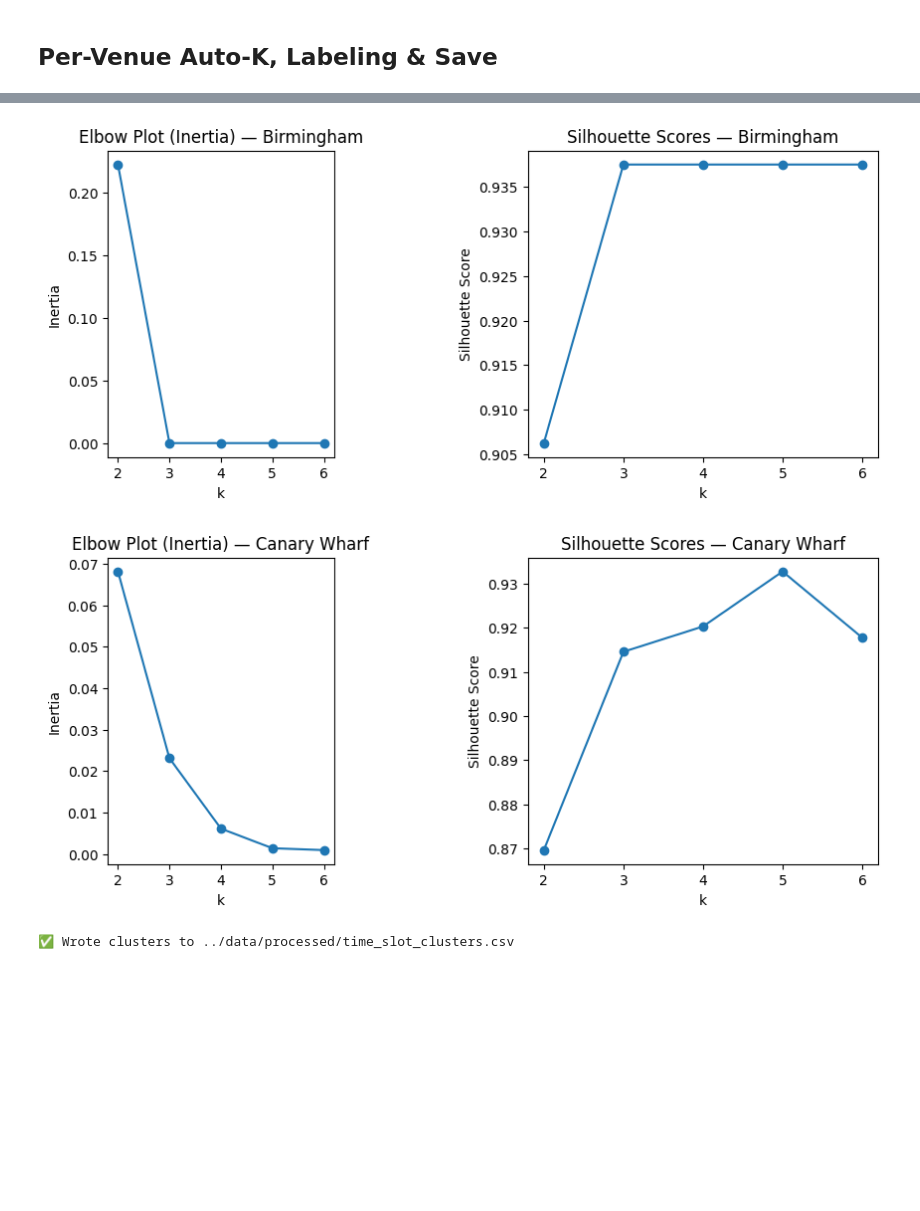
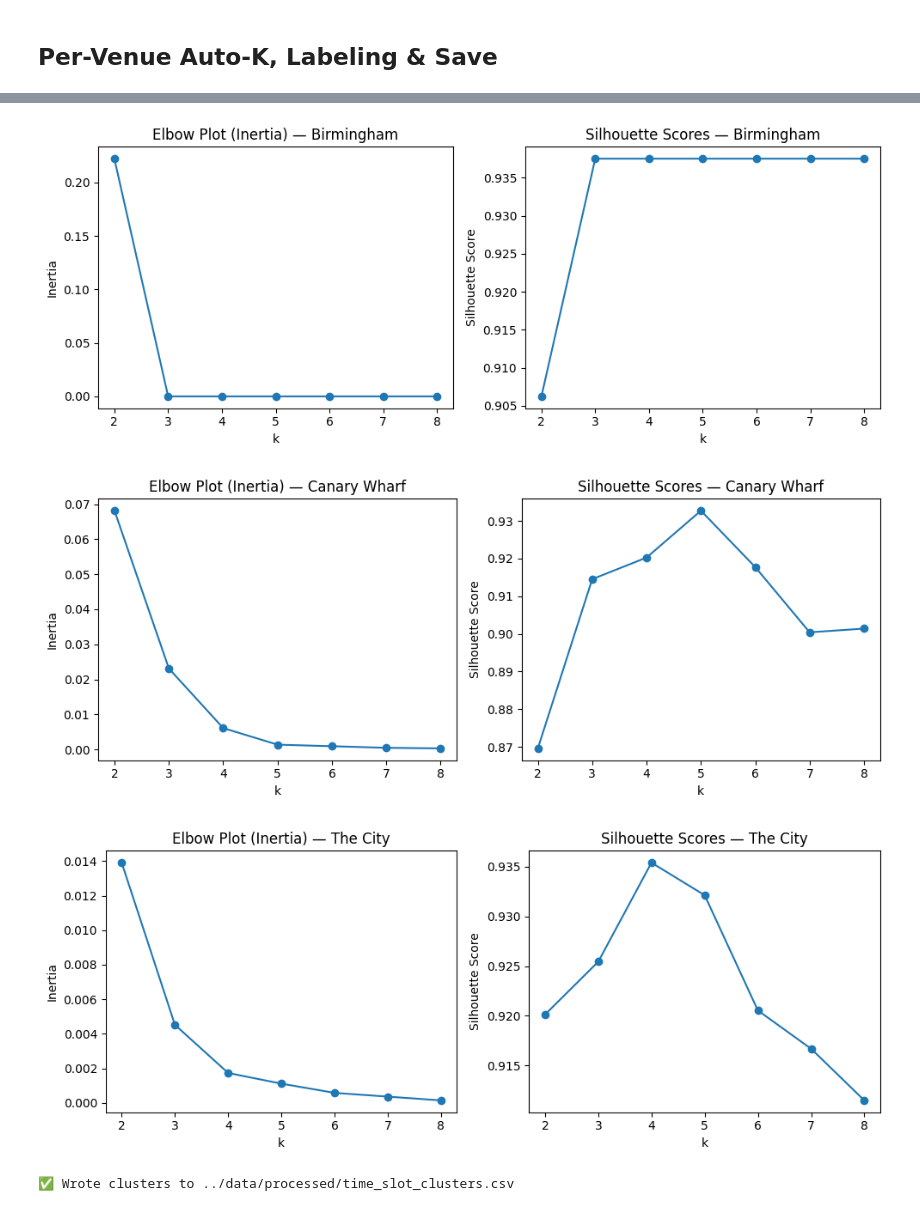
Before and after one commit to mcarvalhosa/Clays_LondonLAB_Project, a Jupyter notebook: code/2_models.ipynb, the cells around one changed output, grey strips where cells are left out. Saved outputs shown, nothing was run; the diff lists cells and outputs as text; code cells hidden in the pictures; blank space fills up the shorter version.

```diff
--- a/code/2_models.ipynb
+++ b/code/2_models.ipynb
@@ -183,14 +183,6 @@ wk.head()
 | 3 | Birmingham | 0 | 21 | 0.0 |
 | 4 | Birmingham | 1 | 13 | 0.0 |
 # %%
-import pandas as pd
-import matplotlib.pyplot as plt
-from sklearn.cluster import KMeans
-from sklearn.metrics import silhouette_score
-
-# Reload slot-level data and re-aggregate weekly slots
-df_slot = pd.read_parquet("../data/processed/slot_level.parquet")
-
 # Build weekly-slot agg for hours 12–23
 wk = (
     df_slot
@@ -198,36 +190,37 @@ wk = (
       .groupby(['Venue Name','day_of_week','search_hour_for'], as_index=False)
       .agg(mean_rate=('booking_rate','mean'))
 )
 
 # Per-venue elbow & silhouette plots for k=2..6
 for venue in wk['Venue Name'].unique():
     sub = wk[wk['Venue Name'] == venue]
     X = sub[['mean_rate']].values
 
-    Ks = range(2, 7)
+    Ks = range(2, 9)
     inertias = []
     silhouettes = []
     for k in Ks:
         km = KMeans(n_clusters=k, random_state=42).fit(X)
         inertias.append(km.inertia_)
         silhouettes.append(silhouette_score(X, km.labels_))
 
     plt.figure(figsize=(10,4))
     plt.subplot(1,2,1)
     plt.plot(list(Ks), inertias, marker='o')
     plt.title(f'Elbow Plot (Inertia) — {venue}')
     plt.xlabel('k'); plt.ylabel('Inertia')
 
     plt.subplot(1,2,2)
     plt.plot(list(Ks), silhouettes, marker='o')
     plt.title(f'Silhouette Scores — {venue}')
     plt.xlabel('k'); plt.ylabel('Silhouette Score')
 
     plt.tight_layout()
     plt.show()
 # %% [output]
-[figure, old version]
+[figure, new version]
-[figure, old version]
+[figure, new version]
+[figure, added]
 # %%
 # Per-Venue Auto-K, Label Semantics & Save
 
```
Also changed, not shown: parts of 2 cells of this notebook, 1 other file.
